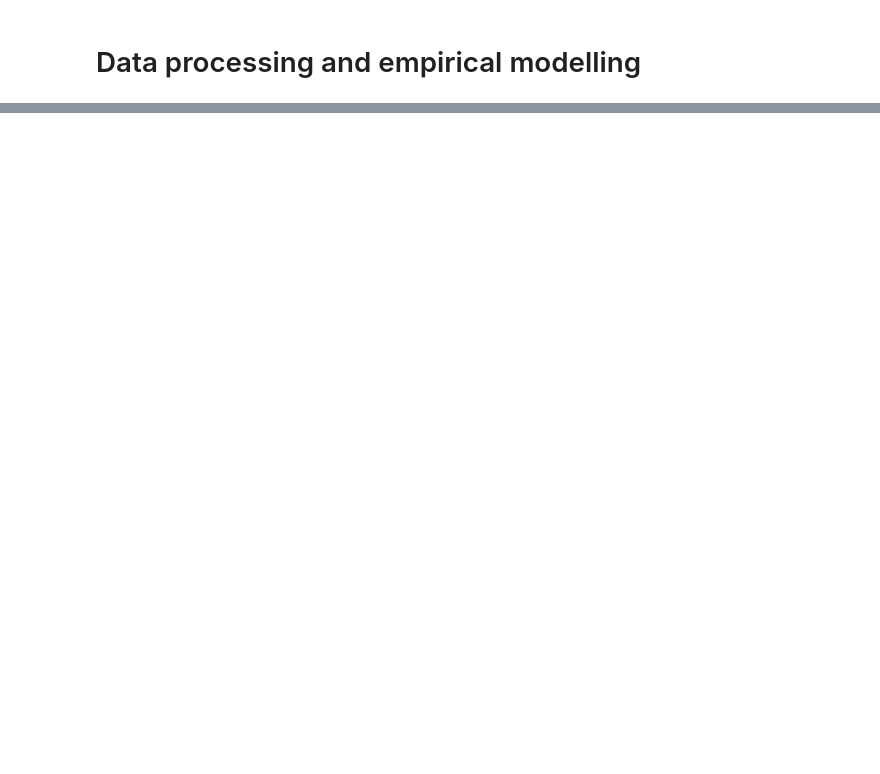
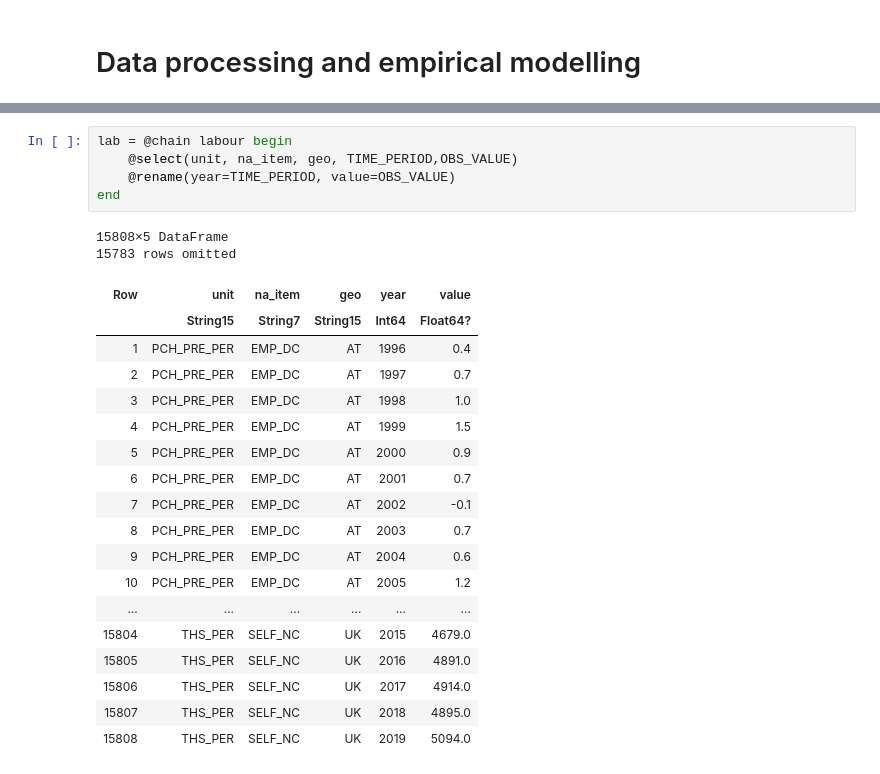
Before and after one commit to avassilev/MME, a Jupyter notebook: Data_processing.ipynb, the cells around one changed output, grey strips where cells are left out. Saved outputs shown, nothing was run; the diff lists cells and outputs as text; blank space fills up the shorter version.

```diff
--- a/Data_processing.ipynb
+++ b/Data_processing.ipynb
@@ -134,0 +389,26 @@ SubString{String}["B1G", "B1GQ", "D21", "D21X31", "D31", "P3", "P31_S13", "P31_S
+# %%
+lab = @chain labour begin
+    @select(unit, na_item, geo, TIME_PERIOD,OBS_VALUE)
+    @rename(year=TIME_PERIOD, value=OBS_VALUE)
+end
+# %% [output]
+15808×5 DataFrame
+15783 rows omitted
+| Row | unit | na_item | geo | year | value |
+|  | String15 | String7 | String15 | Int64 | Float64? |
+| 1 | PCH_PRE_PER | EMP_DC | AT | 1996 | 0.4 |
+| 2 | PCH_PRE_PER | EMP_DC | AT | 1997 | 0.7 |
+| 3 | PCH_PRE_PER | EMP_DC | AT | 1998 | 1.0 |
+| 4 | PCH_PRE_PER | EMP_DC | AT | 1999 | 1.5 |
+| 5 | PCH_PRE_PER | EMP_DC | AT | 2000 | 0.9 |
+| 6 | PCH_PRE_PER | EMP_DC | AT | 2001 | 0.7 |
+| 7 | PCH_PRE_PER | EMP_DC | AT | 2002 | -0.1 |
+| 8 | PCH_PRE_PER | EMP_DC | AT | 2003 | 0.7 |
+| 9 | PCH_PRE_PER | EMP_DC | AT | 2004 | 0.6 |
+| 10 | PCH_PRE_PER | EMP_DC | AT | 2005 | 1.2 |
+| ... | ... | ... | ... | ... | ... |
+| 15804 | THS_PER | SELF_NC | UK | 2015 | 4679.0 |
+| 15805 | THS_PER | SELF_NC | UK | 2016 | 4891.0 |
+| 15806 | THS_PER | SELF_NC | UK | 2017 | 4914.0 |
+| 15807 | THS_PER | SELF_NC | UK | 2018 | 4895.0 |
+| 15808 | THS_PER | SELF_NC | UK | 2019 | 5094.0 |
```
Also changed, not shown: parts of 47 cells of this notebook, 5 other files.
